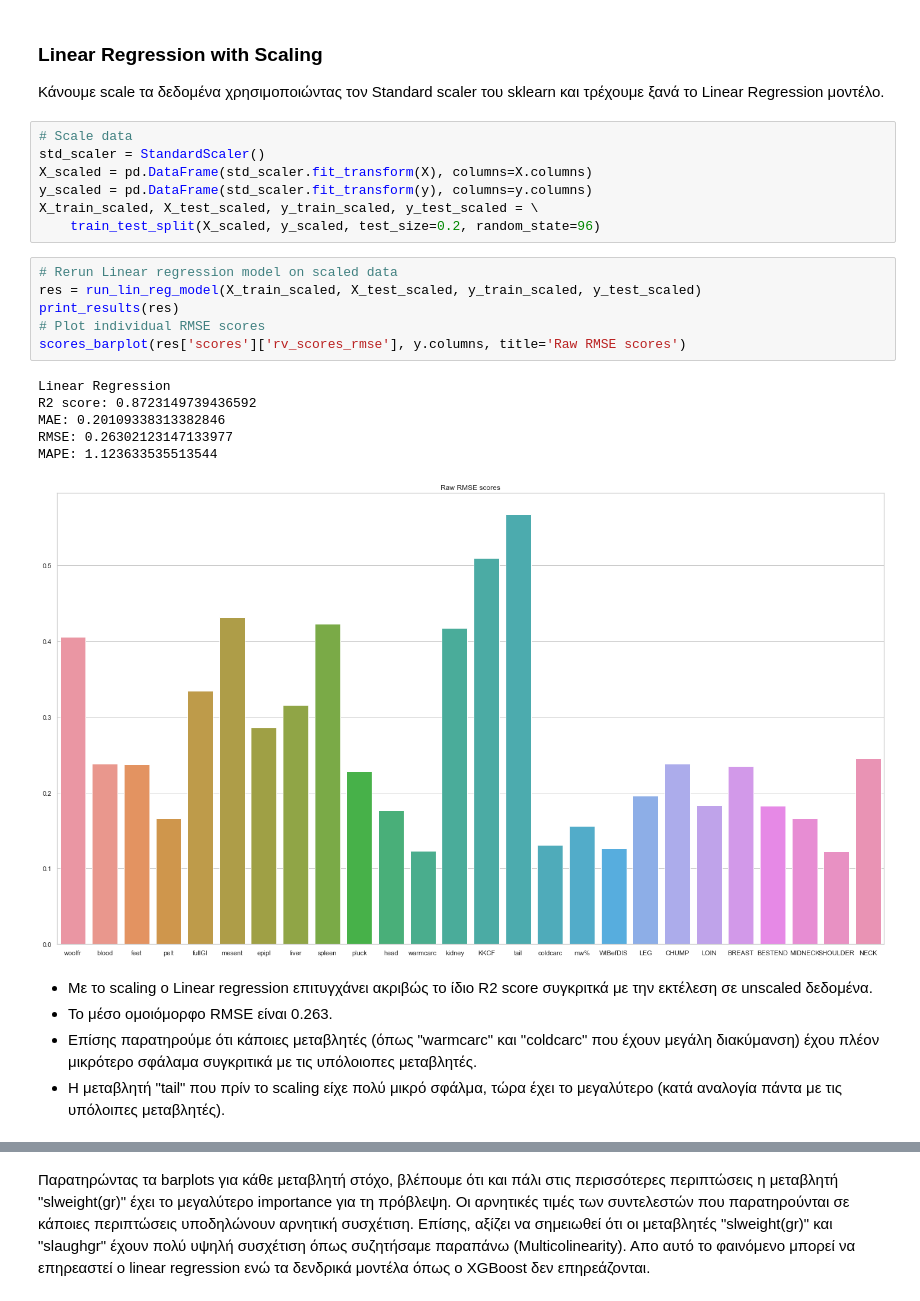
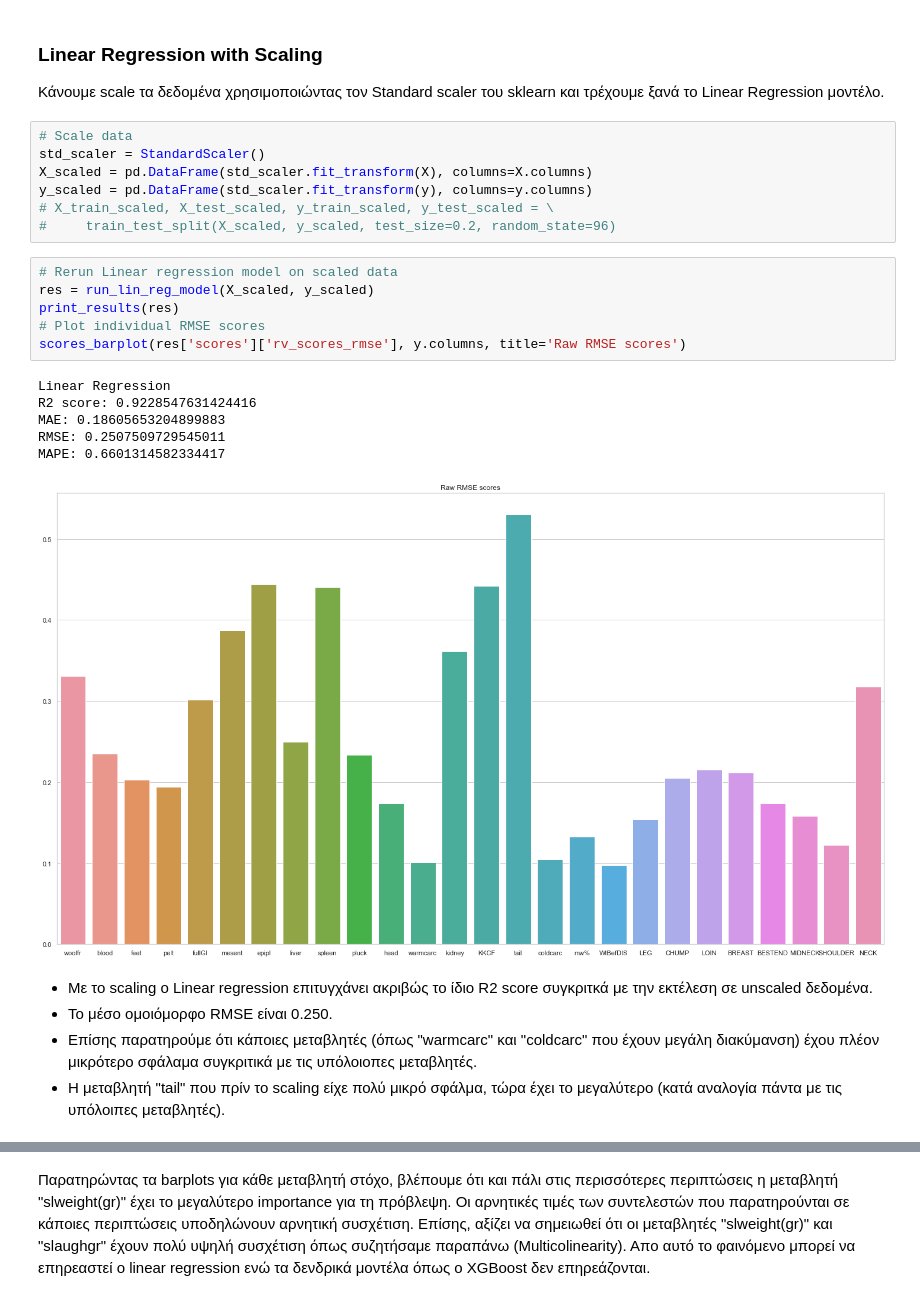
Before and after one commit to antonis-ant/thesis-code, a Jupyter notebook: EDA_notebook.ipynb, the cells around one changed output, grey strips where cells are left out. Drawn from its saved outputs; the diff is of its cells as text.

```diff
--- a/EDA_notebook.ipynb
+++ b/EDA_notebook.ipynb
@@ -247,24 +236,24 @@ Linear Regression προκειμένου να εξάγουμε μια καλύτ
 std_scaler = StandardScaler()
 X_scaled = pd.DataFrame(std_scaler.fit_transform(X), columns=X.columns)
 y_scaled = pd.DataFrame(std_scaler.fit_transform(y), columns=y.columns)
-X_train_scaled, X_test_scaled, y_train_scaled, y_test_scaled = \
-    train_test_split(X_scaled, y_scaled, test_size=0.2, random_state=96)
+# X_train_scaled, X_test_scaled, y_train_scaled, y_test_scaled = \
+#     train_test_split(X_scaled, y_scaled, test_size=0.2, random_state=96)
 # %%
 # Rerun Linear regression model on scaled data
-res = run_lin_reg_model(X_train_scaled, X_test_scaled, y_train_scaled, y_test_scaled)
+res = run_lin_reg_model(X_scaled, y_scaled)
 print_results(res)
 # Plot individual RMSE scores
 scores_barplot(res['scores']['rv_scores_rmse'], y.columns, title='Raw RMSE scores')
 # %% [output]
 Linear Regression
-R2 score: 0.8723149739436592
-MAE: 0.20109338313382846
-RMSE: 0.26302123147133977
-MAPE: 1.123633535513544
+R2 score: 0.9228547631424416
+MAE: 0.18605653204899883
+RMSE: 0.2507509729545011
+MAPE: 0.6601314582334417
-[figure, old version]
+[figure, new version]
 # %% [markdown]
  * Με το scaling ο Linear regression επιτυγχάνει ακριβώς το ίδιο R2 score συγκριτκά με την εκτέλεση σε unscaled δεδομένα.
- * Το μέσο ομοιόμορφο RMSE είναι 0.263.
+ * Το μέσο ομοιόμορφο RMSE είναι 0.250.
  * Επίσης παρατηρούμε ότι κάποιες μεταβλητές (όπως "warmcarc" και "coldcarc" που έχουν μεγάλη διακύμανση) έχου πλέον
  μικρότερο σφάλαμα συγκριτικά με τις υπόλοιοπες μεταβλητές.
  * Η μεταβλητή "tail" που πρίν το scaling είχε πολύ μικρό σφάλμα, τώρα έχει το
```
Also changed, not shown: parts of 23 cells of this notebook, 2 other files.
